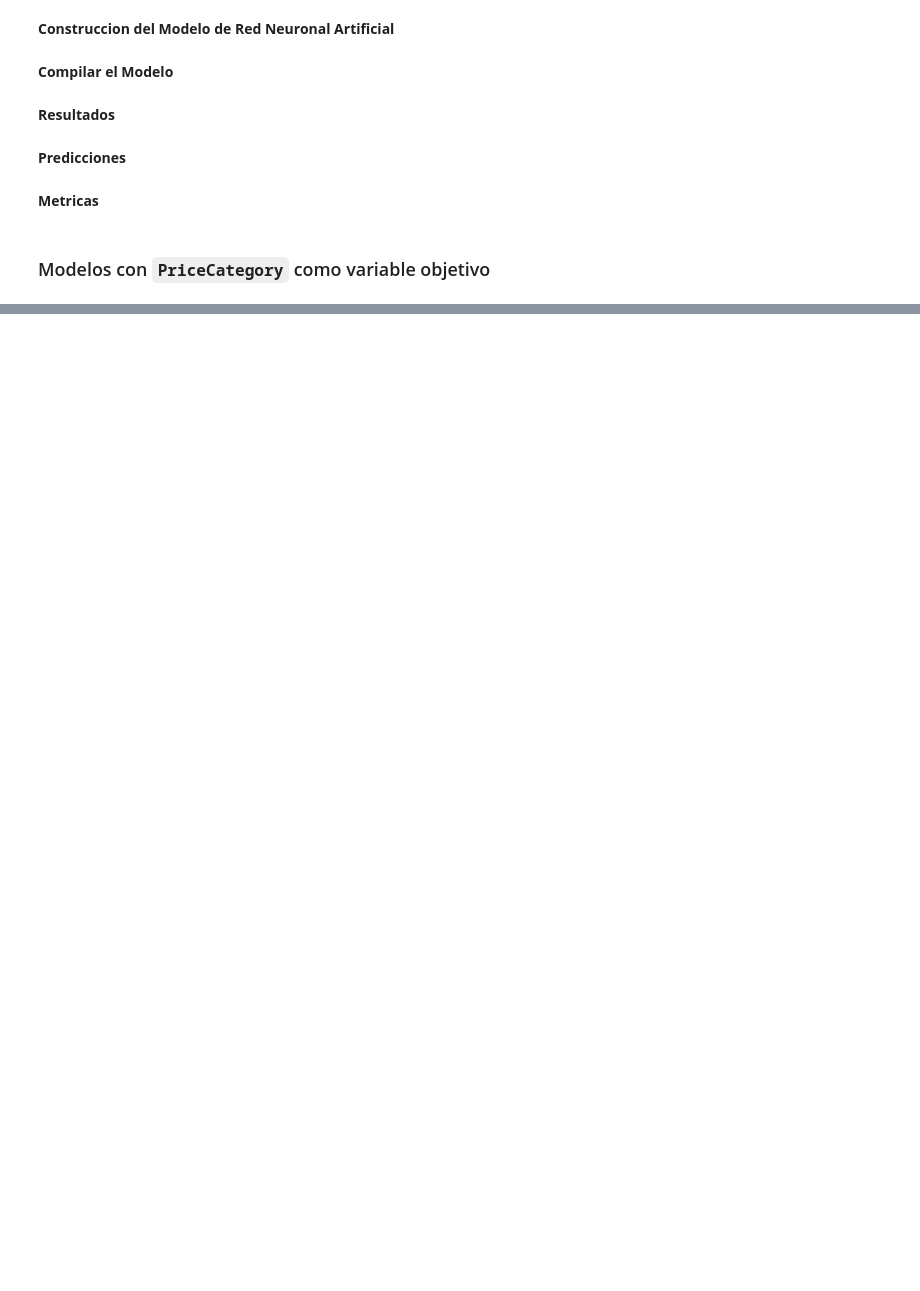
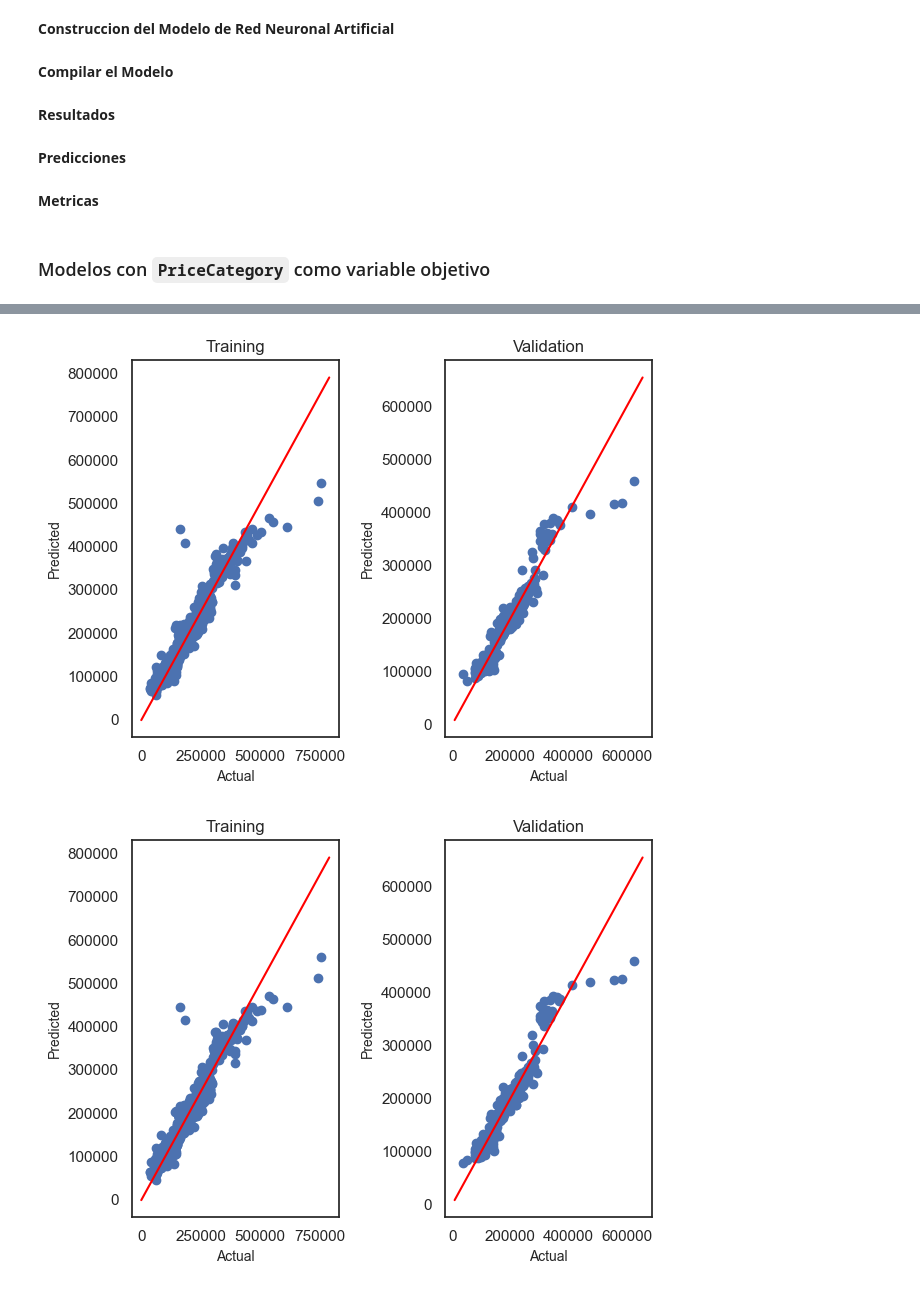
Before and after one commit to mariaRam2003/HT8_Mineria, a Jupyter notebook: ht8.ipynb, the cells around one changed output, grey strips where cells are left out. Drawn from its saved outputs; the diff is of its cells as text; code cells hidden in the pictures; blank space fills up the shorter version.

```diff
--- a/ht8.ipynb
+++ b/ht8.ipynb
@@ -834,0 +908,5 @@ plot_confusion_matrix(y2_test, predictions2)
+# %%
+# Graficar el rendimiento
+plot_performance(X3_train, y3_train, X3_test, y3_test, model3)
+plot_performance(X4_train, y4_train, X4_test, y4_test, model4)
+# %% [output]
@@ -834,0 +917,2 @@ plot_confusion_matrix(y2_test, predictions2)
+[figure, added]
+[figure, added]
```
Also changed, not shown: parts of 13 cells of this notebook.
